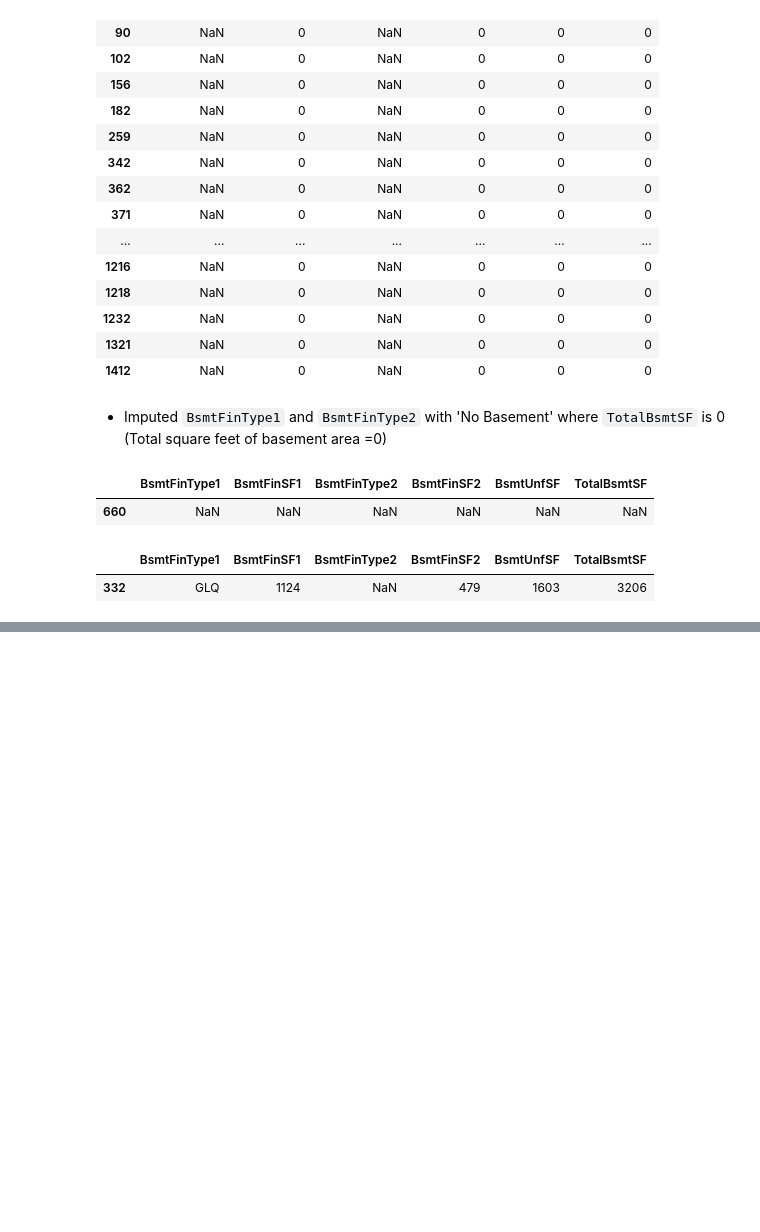
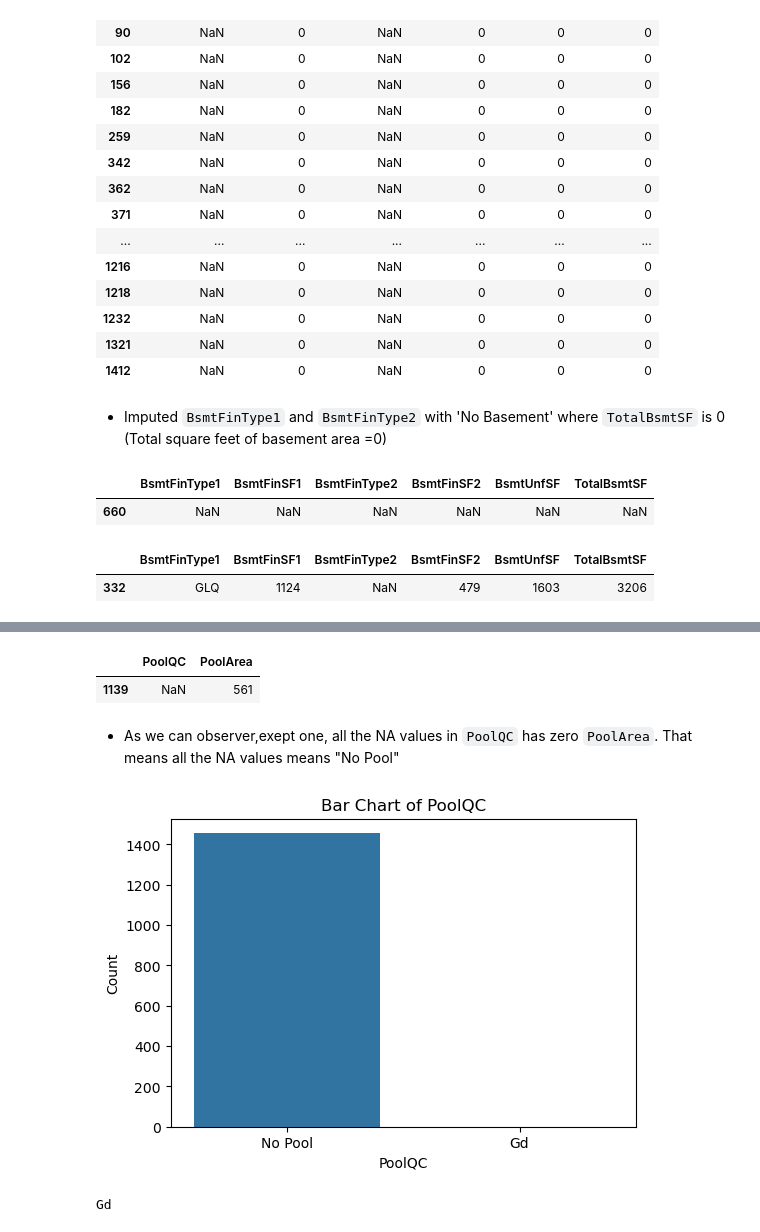
Before and after one commit to hchamikadilshan/house-price-predictor, a Jupyter notebook: notebooks/1 - preprocessing.ipynb, the cells around one changed output, grey strips where cells are left out. Cells and saved outputs as stored; diff of their text form; code cells hidden in the pictures; blank space fills up the shorter version.

```diff
--- a/notebooks/1 - preprocessing.ipynb
+++ b/notebooks/1 - preprocessing.ipynb
@@ -277,0 +324,3 @@ train_data["BsmtFinType2"] = train_data["BsmtFinType2"].fillna(mode_value)
+# %%
+train_data.loc[(train_data["FireplaceQu"].isna()),["FireplaceQu"]] = ["No Fireplace"]
+test_data.loc[(test_data["FireplaceQu"].isna()),["FireplaceQu"]] = ["No Fireplace"]
@@ -277,0 +359,26 @@ train_data["BsmtFinType2"] = train_data["BsmtFinType2"].fillna(mode_value)
+# %%
+# Checking and gettin values which PoolQC is NA But PoolArea is not zero
+PoolQC_na_test_has_pool_area = test_data[test_data["PoolQC"].isna() & test_data["PoolArea"] != 0][["PoolQC","PoolArea"]]
+PoolQC_na_test_has_pool_area
+# %% [output]
+|  | PoolQC | PoolArea |
+| 1139 | NaN | 561 |
+# %% [markdown]
+- As we can observer,exept one, all the NA values in `PoolQC` has zero `PoolArea`. That means all the NA values means "No Pool"
+# %%
+test_data.loc[(test_data["PoolQC"].isna() & test_data["PoolArea"] == 0),["PoolQC"]] = ["No Pool"]
+# %%
+plt.figure(figsize=(6,4))
+sns.countplot(data=test_data,x="PoolQC")
+plt.title('Bar Chart of PoolQC')
+plt.xlabel('PoolQC')
+plt.ylabel('Count')
+plt.show()
+# %% [output]
+[figure, added]
+# %%
+filtered_data = train_data[train_data['PoolQC'] != "No Pool"]
+mode_value = filtered_data['PoolQC'].mode()[0]
+test_data['PoolQC'] = test_data['PoolQC'].fillna(mode_value)
+# %% [output]
+Gd
```
Also changed, not shown: parts of 15 cells of this notebook.
